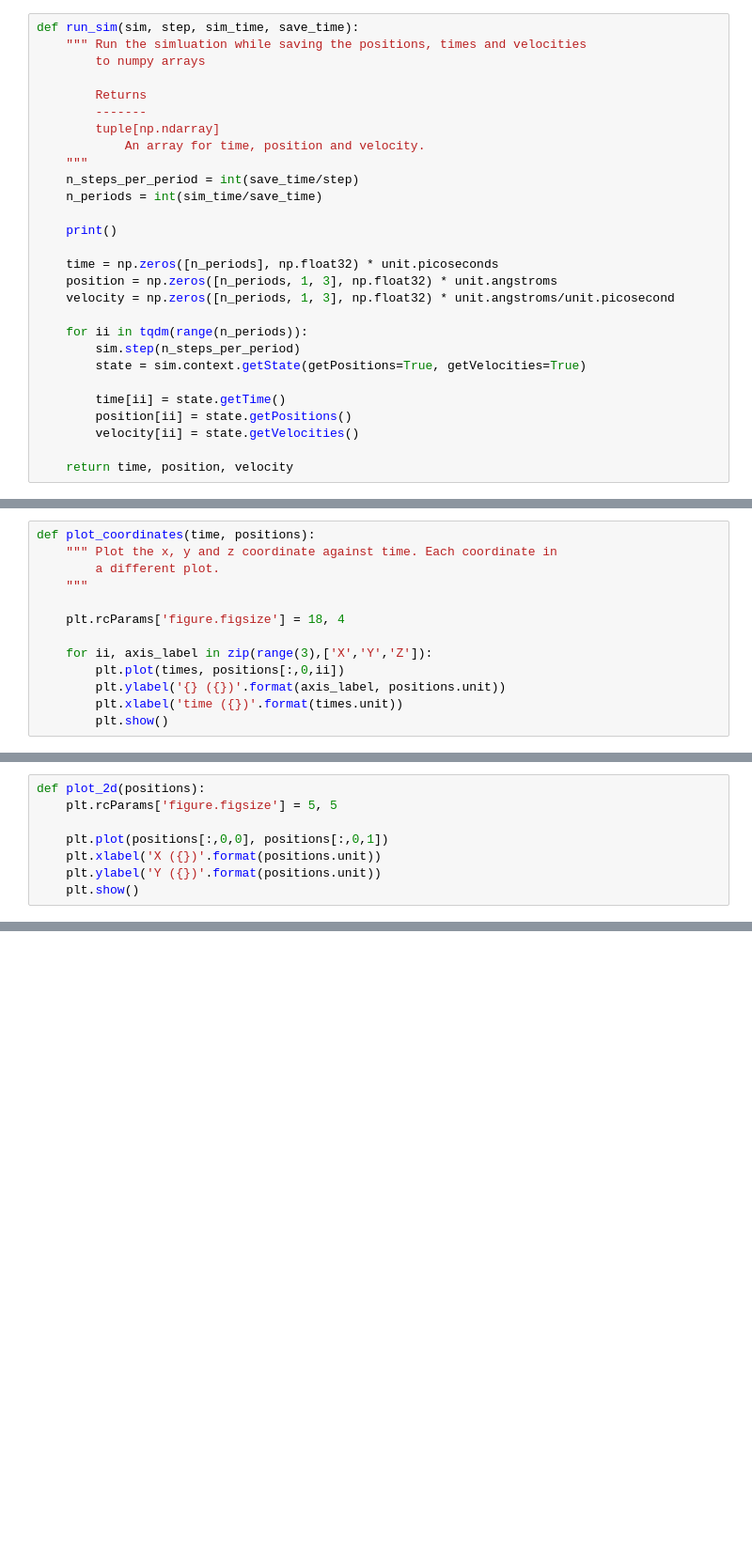
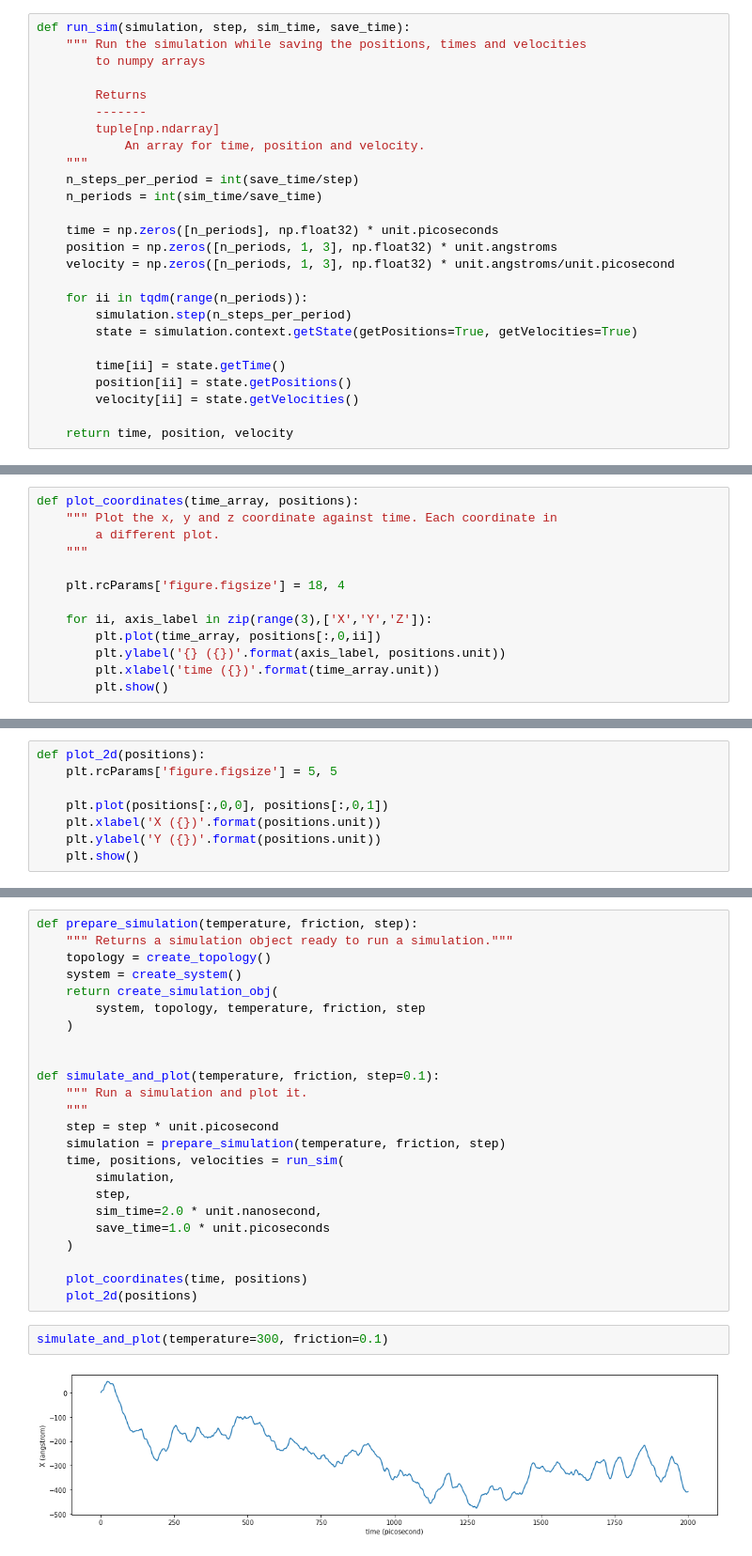
Before and after one commit to Daniel-Ibarrola/Molecular-Dynamics, a Jupyter notebook: free_particle/free_particle.ipynb, the cells around one changed output, grey strips where cells are left out. Shown at 94% size. Drawn from its saved outputs; the diff is of its cells as text; blank space fills up the shorter version.

Commit message:
Free particle simulation, calculates kinetic energy and diffussion coefficient

```diff
--- a/free_particle/free_particle.ipynb
+++ b/free_particle/free_particle.ipynb
@@ -153,6 +119,6 @@ simulation = create_simulation_obj(topology, system, step_size)
 # %%
-def run_sim(sim, step, sim_time, save_time):
-    """ Run the simluation while saving the positions, times and velocities
+def run_sim(simulation, step, sim_time, save_time):
+    """ Run the simulation while saving the positions, times and velocities
         to numpy arrays
 
         Returns
@@ -163,15 +129,13 @@ def run_sim(sim, step, sim_time, save_time):
     n_steps_per_period = int(save_time/step)
     n_periods = int(sim_time/save_time)
 
-    print()
-
     time = np.zeros([n_periods], np.float32) * unit.picoseconds
     position = np.zeros([n_periods, 1, 3], np.float32) * unit.angstroms
     velocity = np.zeros([n_periods, 1, 3], np.float32) * unit.angstroms/unit.picosecond
 
     for ii in tqdm(range(n_periods)):
-        sim.step(n_steps_per_period)
-        state = sim.context.getState(getPositions=True, getVelocities=True)
+        simulation.step(n_steps_per_period)
+        state = simulation.context.getState(getPositions=True, getVelocities=True)
 
         time[ii] = state.getTime()
         position[ii] = state.getPositions()
@@ -190,5 +145,5 @@ times, pos, vel = run_sim(
 # %%
-def plot_coordinates(time, positions):
+def plot_coordinates(time_array, positions):
     """ Plot the x, y and z coordinate against time. Each coordinate in
         a different plot.
     """
@@ -196,7 +151,7 @@ def plot_coordinates(time, positions):
     plt.rcParams['figure.figsize'] = 18, 4
 
     for ii, axis_label in zip(range(3),['X','Y','Z']):
-        plt.plot(times, positions[:,0,ii])
+        plt.plot(time_array, positions[:,0,ii])
         plt.ylabel('{} ({})'.format(axis_label, positions.unit))
-        plt.xlabel('time ({})'.format(times.unit))
+        plt.xlabel('time ({})'.format(time_array.unit))
         plt.show()
@@ -220,0 +166,28 @@ plot_2d(pos)
+# %%
+def prepare_simulation(temperature, friction, step):
+    """ Returns a simulation object ready to run a simulation."""
+    topology = create_topology()
+    system = create_system()
+    return create_simulation_obj(
+        system, topology, temperature, friction, step
+    )
+
+
+def simulate_and_plot(temperature, friction, step=0.1):
+    """ Run a simulation and plot it.
+    """
+    step = step * unit.picosecond
+    simulation = prepare_simulation(temperature, friction, step)
+    time, positions, velocities = run_sim(
+        simulation,
+        step,
+        sim_time=2.0 * unit.nanosecond,
+        save_time=1.0 * unit.picoseconds
+    )
+
+    plot_coordinates(time, positions)
+    plot_2d(positions)
+# %%
+simulate_and_plot(temperature=300, friction=0.1)
+# %% [output]
+[figure, added]
```
Also changed, not shown: parts of 25 cells of this notebook, 1 other file.
